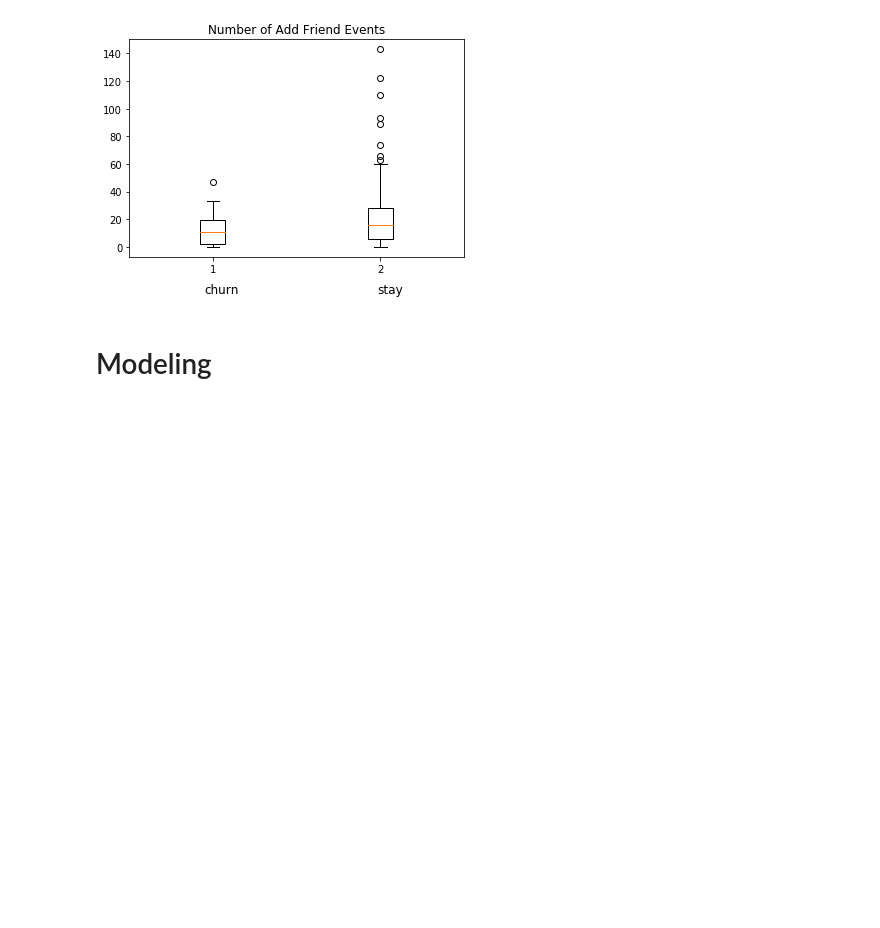
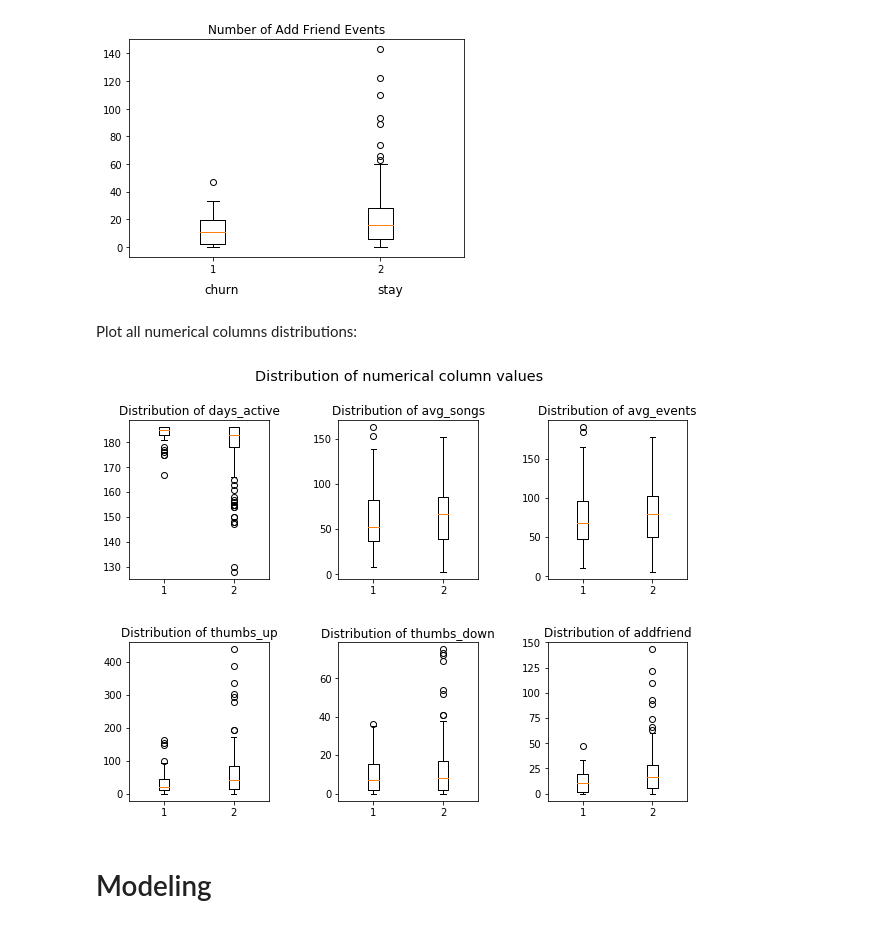
Before and after one commit to Lexie88rus/Udacity-DSND-Capstone-Data-Analysis-with-Spark, a Jupyter notebook: Sparkify.ipynb, the cells around one changed output. Drawn from its saved outputs; the diff is of its cells as text; code cells hidden in the pictures; blank space fills up the shorter version.

Commit message:
Added visualization  with summary of data exploration of features:
Added new visualization, which has several plots to demostrate distributions of features for users who churned vs other users.

```diff
--- a/Sparkify.ipynb
+++ b/Sparkify.ipynb
@@ -997,6 +997,36 @@ fig.text(0.7, 0, "stay", color='black', weight='roman', size='large')
 plt.show()
 # %% [output]
 [figure]
+# %% [markdown]
+Plot all numerical columns distributions:
+# %%
+num_columns = ['days_active', 'avg_songs','avg_events','thumbs_up','thumbs_down','addfriend']
+
+fig = plt.figure(figsize=(10, 7))
+st = fig.suptitle("Distribution of numerical column values", fontsize="x-large")
+
+grid = plt.GridSpec(2, 3, hspace=0.4, wspace=0.5)
+
+counter = 0
+for column in num_columns:
+
+    trace_x = counter // 3
+    trace_y = counter % 3
+
+    ax = fig.add_subplot(grid[trace_x, trace_y])
+
+    churned = df_ml.select(column).where(df_ml["churn"] == 1).toPandas()[column].values
+    stayed = df_ml.select(column).where(df_ml["churn"] == 0).toPandas()[column].values
+
+    ax.boxplot([churned, stayed])
+
+    ax.set_title('Distribution of {}'.format(column))
+
+    counter += 1
+
+plt.show()
+# %% [output]
+[figure, added]
 # %% [markdown]
 # Modeling
 # %% [markdown]
```
